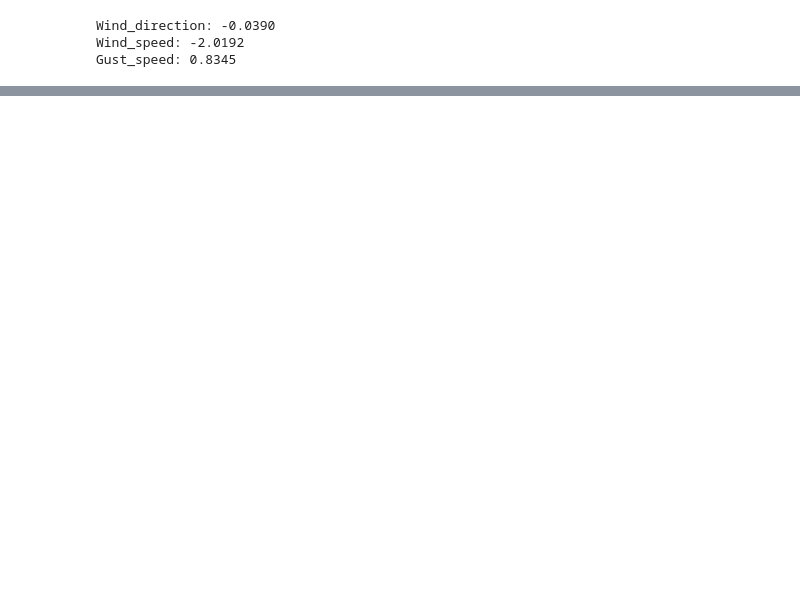
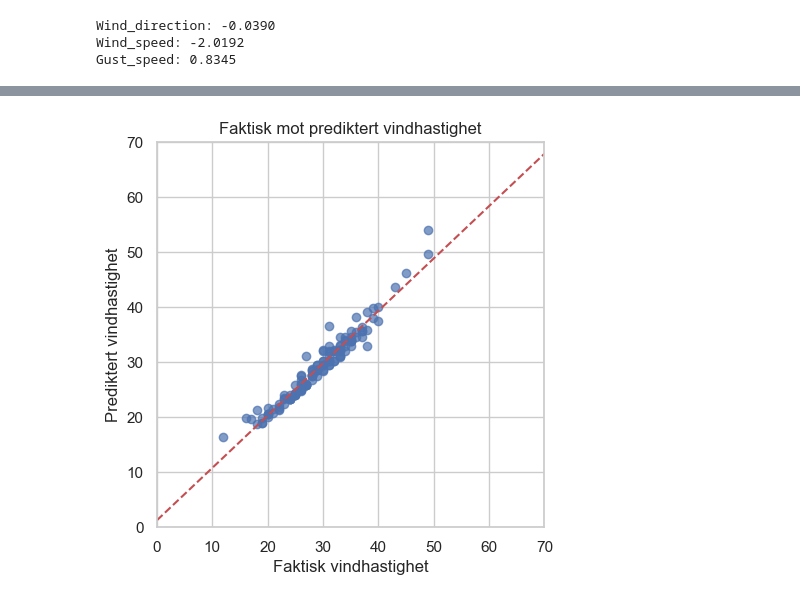
Before and after one commit to oaherrem/Prosjektgruppe55, a Jupyter notebook: proj_environment-main/notebooks/Oppgave_6.ipynb, the cells around one changed output, grey strips where cells are left out. Drawn from its saved outputs; the diff is of its cells as text; code cells hidden in the pictures; blank space fills up the shorter version.

```diff
--- a/proj_environment-main/notebooks/Oppgave_6.ipynb
+++ b/proj_environment-main/notebooks/Oppgave_6.ipynb
@@ -352,0 +370,22 @@ Og når vi går inne i datasettet står det at det mangler data for April.
+# %%
+# Definerer input og target
+#df_ENOL_missing_data.dropna()
+data = df_ENOL_missing_data[['Wind_direction', 'Gust_speed', 'QNH', 'Wind_speed']].dropna()
+x = data[['Wind_direction', 'Gust_speed', 'QNH']].dropna()
+y = data['Wind_speed']
+
+# Deler data inn i treningssett og testsett
+x_train, x_test, y_train, y_test = train_test_split(x, y, test_size=0.2, random_state=42)
+
+# Tren modellen
+modell = LinearRegression()
+modell.fit(x_train, y_train)
+
+# Prediksjon på testdata
+y_pred = modell.predict(x_test)
+
+# Skrive ut resultater
+print("MSE:", mean_squared_error(y_test, y_pred))
+print("R²-score:", r2_score(y_test, y_pred))
+print("Koeffisienter:", modell.coef_)
+print("Intercept:", modell.intercept_)
@@ -352,0 +435,17 @@ Og når vi går inne i datasettet står det at det mangler data for April.
+# %%
+coeffs = np.polyfit(y_test, y_pred, deg=1)
+trendline = np.poly1d(coeffs)
+x_vals = np.linspace(0, 70, 100)
+
+plt.figure(figsize=(5, 5))
+plt.scatter(y_test, y_pred, alpha=0.7)
+plt.plot(x_vals, trendline(x_vals), 'r--', label='Trendlinje')
+plt.xlim(0, 70)
+plt.ylim(0, 70)
+plt.xlabel("Faktisk vindhastighet")
+plt.ylabel("Prediktert vindhastighet")
+plt.title("Faktisk mot prediktert vindhastighet")
+plt.grid(True)
+plt.show()
+# %% [output]
+[figure, added]
```
Also changed, not shown: parts of 35 cells of this notebook.
